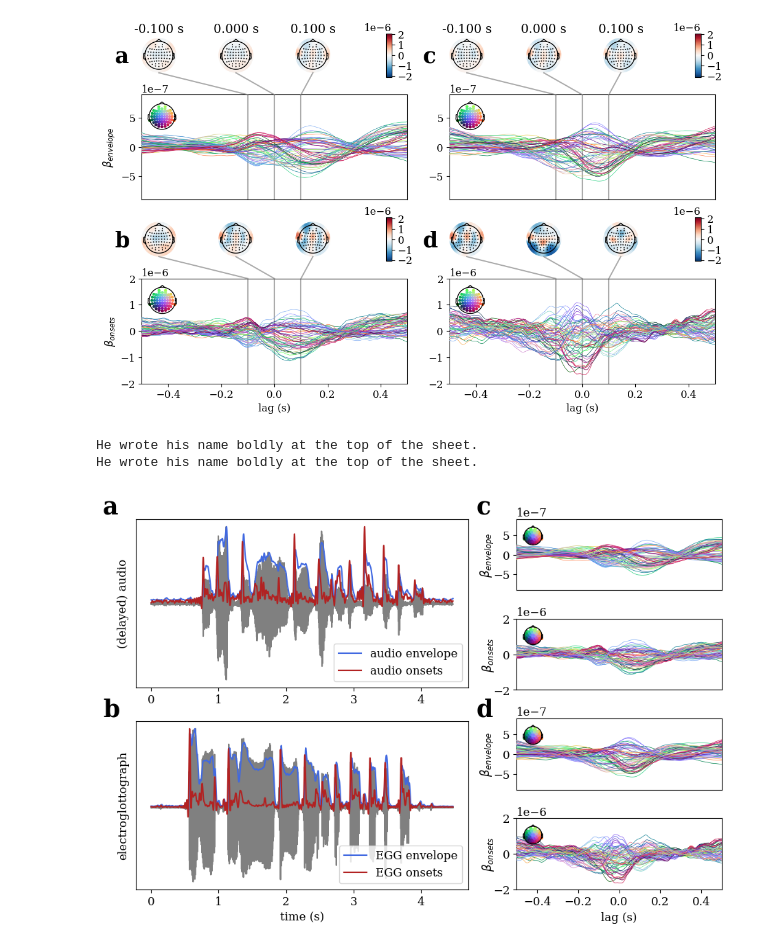
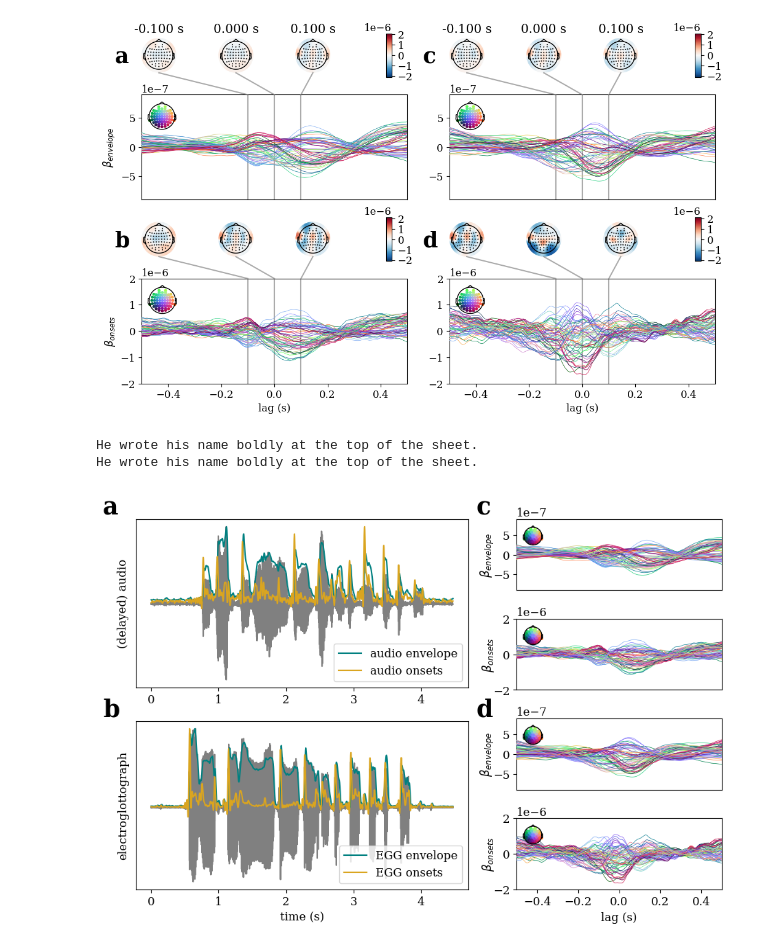
Before and after one commit to apex-lab/daf-analysis, a Jupyter notebook: eeg-results.ipynb, the cells around one changed output. Cells and saved outputs as stored; diff of their text form; code cells hidden in the pictures.

Commit message:
switches up color scheme in figures so as not to imply equivalence with reused colors

```diff
--- a/eeg-results.ipynb
+++ b/eeg-results.ipynb
@@ -543,12 +559,12 @@ def plot_envelope(mod, ax):
     ax.plot(
         epochs.times, X[1] * (X[0].max()/X[1].max()),
         label = '%s envelope'%mod,
-        color = 'royalblue'
+        color = 'teal'
     )
     ax.plot(
         epochs.times, X[2] * (X[0].max()/X[2].max()),
         label = '%s onsets'%mod,
-        color = 'firebrick'
+        color = 'goldenrod'
     )
     ax.set_xlabel('time (s)')
     if mod == 'audio':
@@ -588,31 +604,31 @@ def plot_patterns(mod, tp, ts_ax):
     ts_ax.set_title('')
     ts_ax.yaxis.set_label_coords(-.1, .5)
 
 
 fig = plt.figure(figsize = (11, 7))
 gs = gridspec.GridSpec(2, 5, wspace = .62, hspace = .2)
 ax = fig.add_subplot(gs[0, :3])
 plot_envelope('audio', ax)
 add_label(ax, 'a', x_offset = -.1, y_offset = .03)
 add_label(ax, 'c', x_offset = 1.025, y_offset = .03)
 ax = fig.add_subplot(gs[1, :3])
 plot_envelope('egg', ax)
 add_label(ax, 'b', x_offset = -.1, y_offset = .03)
 add_label(ax, 'd', x_offset = 1.025, y_offset = .03)
 
 gs = gridspec.GridSpec(4, 5, wspace = .62, hspace = .4)
 ax = fig.add_subplot(gs[0, 3:])
 plot_patterns('audio', 'envelope', ax)
 ax = fig.add_subplot(gs[1, 3:])
 plot_patterns('audio', 'onsets', ax)
 ax = fig.add_subplot(gs[2, 3:])
 plot_patterns('egg', 'envelope', ax)
 ax = fig.add_subplot(gs[3, 3:])
 plot_patterns('egg', 'onsets', ax)
 
 savefig('features.jpeg')
 plt.show()
 # %% [output]
 He wrote his name boldly at the top of the sheet.
 He wrote his name boldly at the top of the sheet.
-[figure, old version]
+[figure, new version]
```
Also changed, not shown: parts of 7 cells of this notebook, 2 other files.
